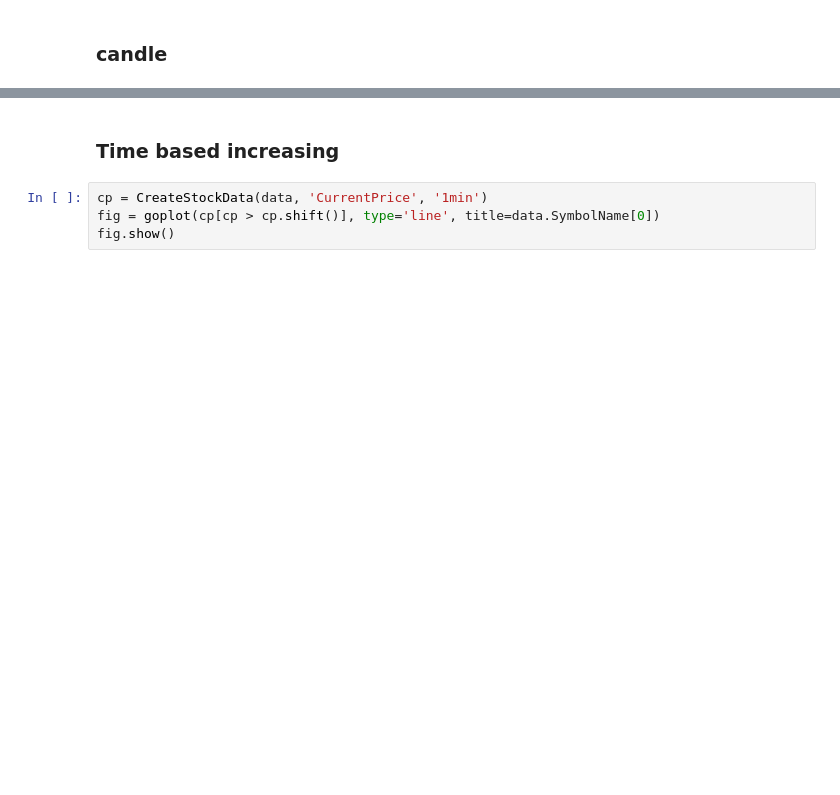
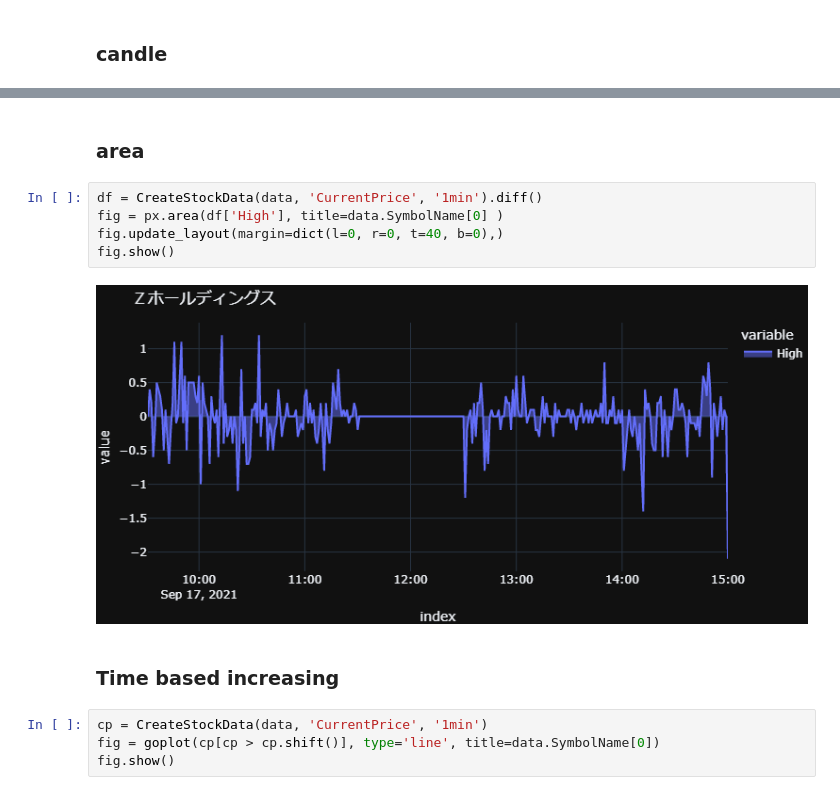
Before and after one commit to newini/auto-stock-transactor, a Jupyter notebook: books/analysis_plotly.ipynb, the cells around one changed output, grey strips where cells are left out. Saved outputs shown, nothing was run; the diff lists cells and outputs as text; blank space fills up the shorter version.

```diff
--- a/books/analysis_plotly.ipynb
+++ b/books/analysis_plotly.ipynb
@@ -103,3 +151,12 @@ fig.show()
+# %% [markdown]
+### area
+# %%
+df = CreateStockData(data, 'CurrentPrice', '1min').diff()
+fig = px.area(df['High'], title=data.SymbolName[0] )
+fig.update_layout(margin=dict(l=0, r=0, t=40, b=0),)
+fig.show()
+# %% [output]
+[figure, added]
 # %% [markdown]
 ### Time based increasing
 # %%
```
Also changed, not shown: parts of 11 cells of this notebook.
